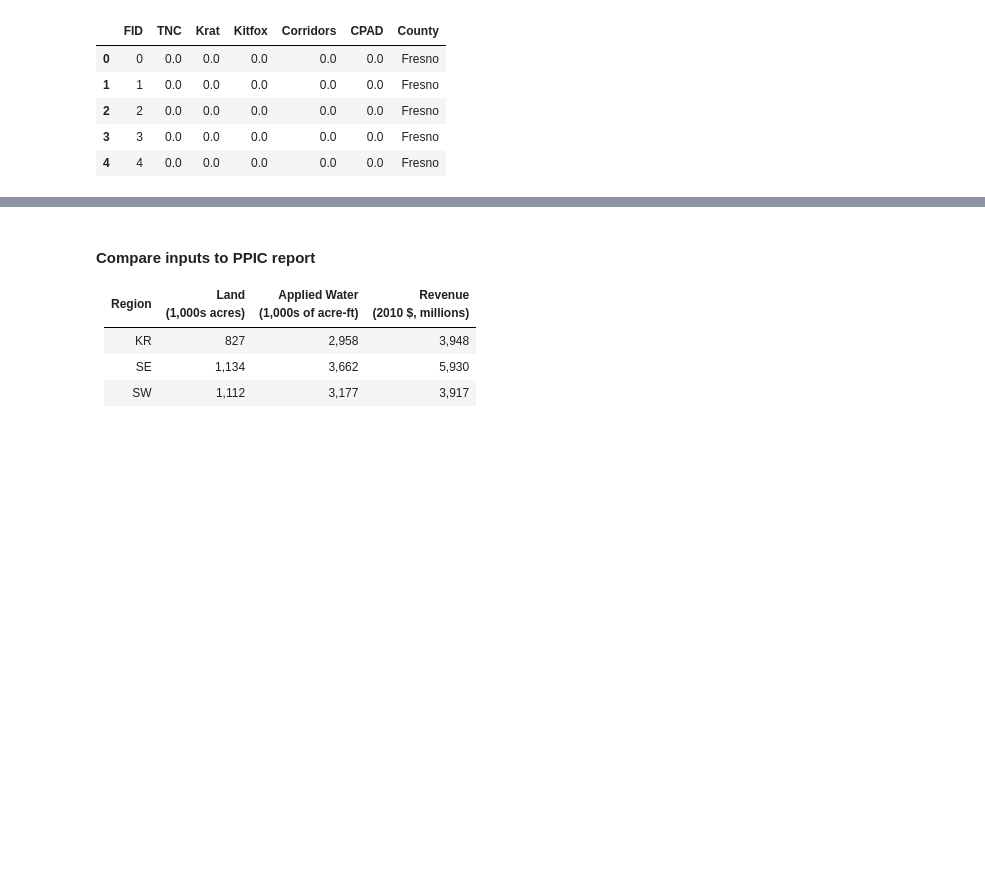
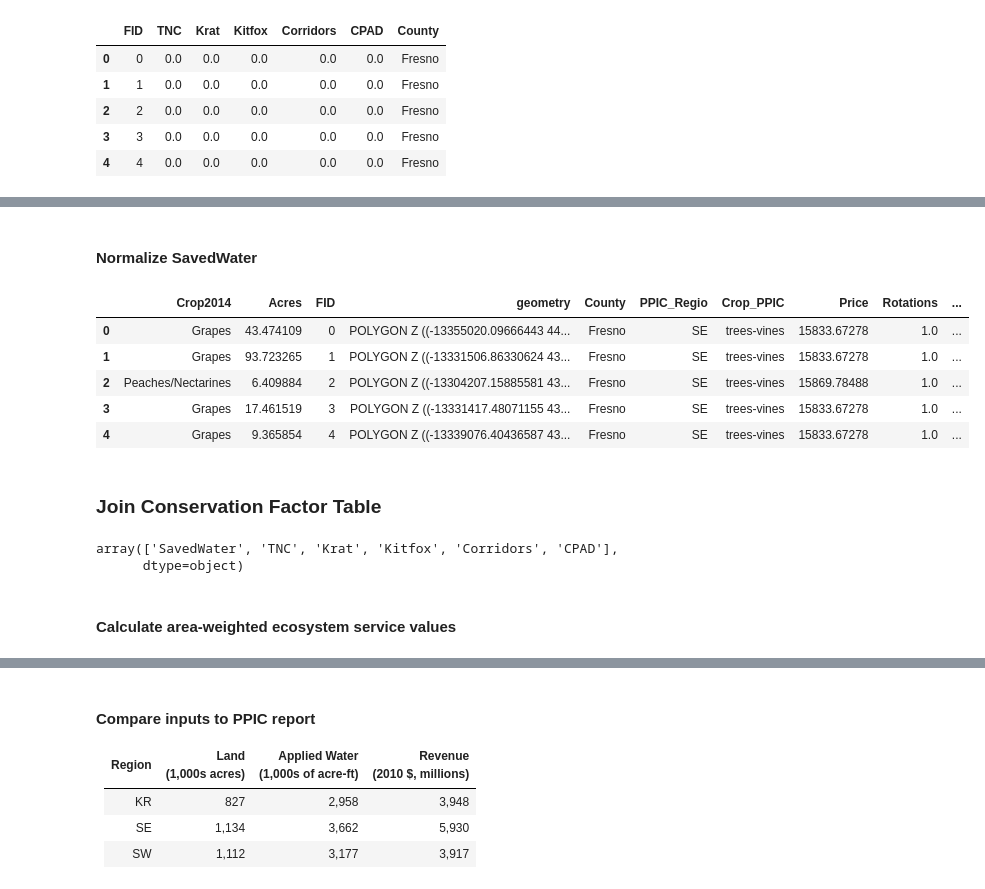
Before and after one commit to eanderson-ei/cv-mbom, a Jupyter notebook: notebooks/010-data-prep.ipynb, the cells around one changed output, grey strips where cells are left out. Drawn from its saved outputs; the diff is of its cells as text; code cells hidden in the pictures; blank space fills up the shorter version.

```diff
--- a/notebooks/010-data-prep.ipynb
+++ b/notebooks/010-data-prep.ipynb
@@ -95,0 +248,18 @@ fields.head()
+# %% [markdown]
+#### Normalize SavedWater
+# %%
+norm_columns = ['SavedWater']
+for column in norm_columns:
+    new_col = str(column + '_Norm')
+    fields[new_col] = fields[column] / fields[column].max() * 100
+    eco_service_cols = np.append(eco_service_cols, column)
+fields.head()
+# %% [output]
+|  | Crop2014 | Acres | FID | geometry | County | PPIC_Regio | Crop_PPIC | Price | Rotations | ... |
+| 0 | Grapes | 43.474109 | 0 | POLYGON Z ((-13355020.09666443 44... | Fresno | SE | trees-vines | 15833.67278 | 1.0 | ... |
+| 1 | Grapes | 93.723265 | 1 | POLYGON Z ((-13331506.86330624 43... | Fresno | SE | trees-vines | 15833.67278 | 1.0 | ... |
+| 2 | Peaches/Nectarines | 6.409884 | 2 | POLYGON Z ((-13304207.15885581 43... | Fresno | SE | trees-vines | 15869.78488 | 1.0 | ... |
+| 3 | Grapes | 17.461519 | 3 | POLYGON Z ((-13331417.48071155 43... | Fresno | SE | trees-vines | 15833.67278 | 1.0 | ... |
+| 4 | Grapes | 9.365854 | 4 | POLYGON Z ((-13339076.40436587 43... | Fresno | SE | trees-vines | 15833.67278 | 1.0 | ... |
+# %% [markdown]
+### Join Conservation Factor Table
@@ -95,0 +268,8 @@ fields.head()
+# %%
+eco_service_cols = np.append(eco_service_cols, df.columns.values[1:-1]) #Exclude FID and County
+eco_service_cols
+# %% [output]
+array(['SavedWater', 'TNC', 'Krat', 'Kitfox', 'Corridors', 'CPAD'],
+      dtype=object)
+# %% [markdown]
+#### Calculate area-weighted ecosystem service values
```
Also changed, not shown: parts of 64 cells of this notebook, 12 other files.
